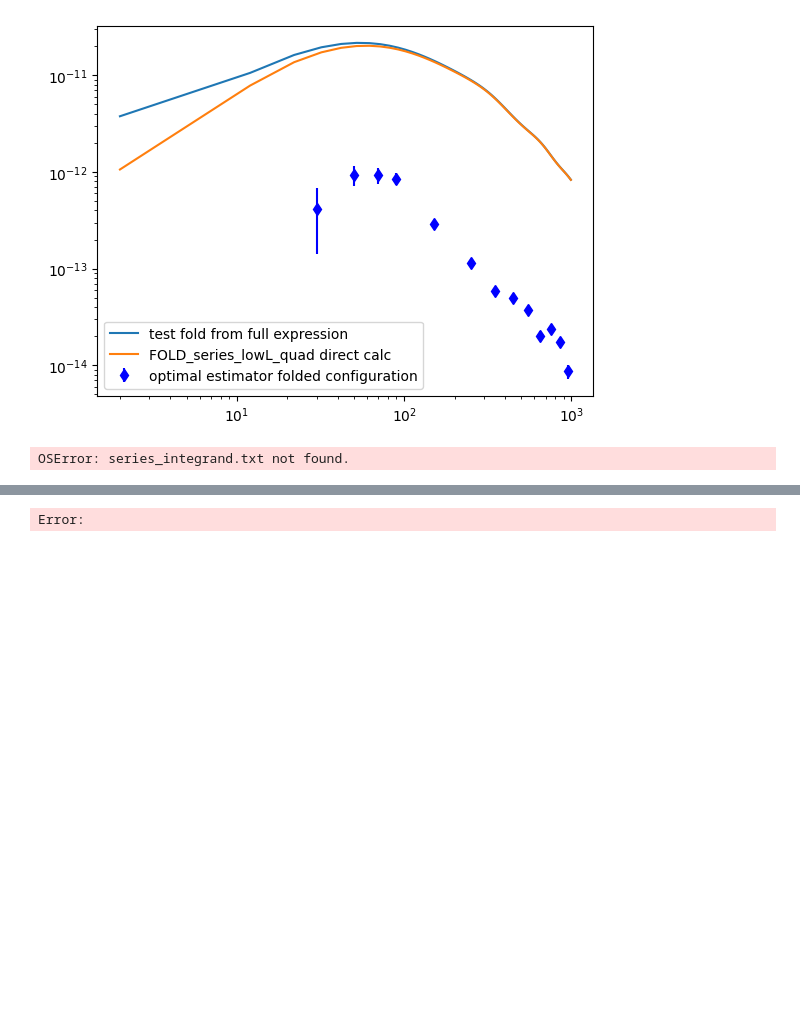
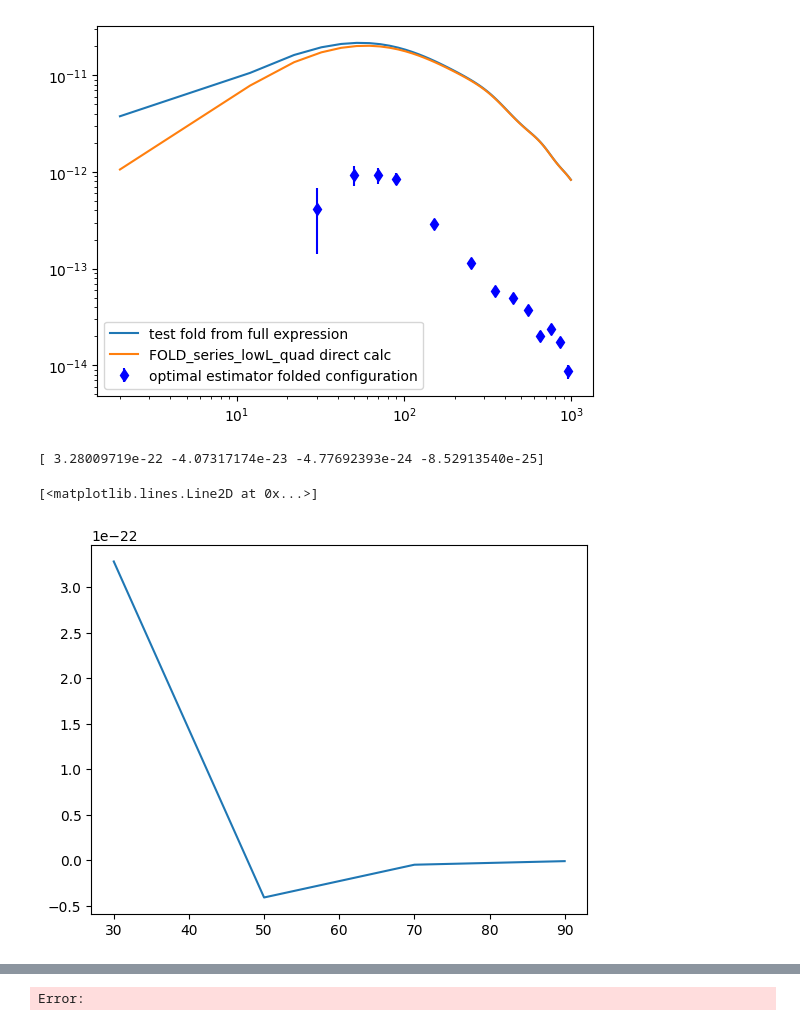
Before and after one commit to aleksandrbowkis/bispec_opt_est, a Jupyter notebook: N2_numerical/N2_tests.ipynb, the cells around one changed output, grey strips where cells are left out. Cells and saved outputs as stored; diff of their text form; code cells hidden in the pictures; blank space fills up the shorter version.

Commit message:
test binning, plot to compare equilateral

```diff
--- a/N2_numerical/N2_tests.ipynb
+++ b/N2_numerical/N2_tests.ipynb
@@ -233,13 +233,14 @@ plt.legend()
  8.96790922e-30 8.23947454e-30 7.57249142e-30 6.96188633e-30]
 <matplotlib.legend.Legend at 0x...>
 [figure]
-# %%
-L, int = np.loadtxt('series_integrand.txt')
-plt.plot(L, int)
-print(int)
-print(np.sum(int))
-# %% [output]
-OSError: series_integrand.txt not found.
+# %%
+bin_mid, binning_test = np.load('/home/amb257/kappa_bispec/bispec_opt_est/N2_numerical/Binning_effects/binned_calc.npy')
+print(binning_test)
+plt.plot(bin_mid, binning_test)
+# %% [output]
+[ 3.28009719e-22 -4.07317174e-23 -4.77692393e-24 -8.52913540e-25]
+[<matplotlib.lines.Line2D at 0x...>]
+[figure, added]
 # %%
 # Load in the integrand used for the direct sum calculation
 ell, integrand = np.loadtxt('/home/amb257/kappa_bispec/bispec_opt_est/N2_numerical/integrand_direct_sum_10.0.txt')
```
Also changed, not shown: parts of 1 cell of this notebook, 11 other files.
